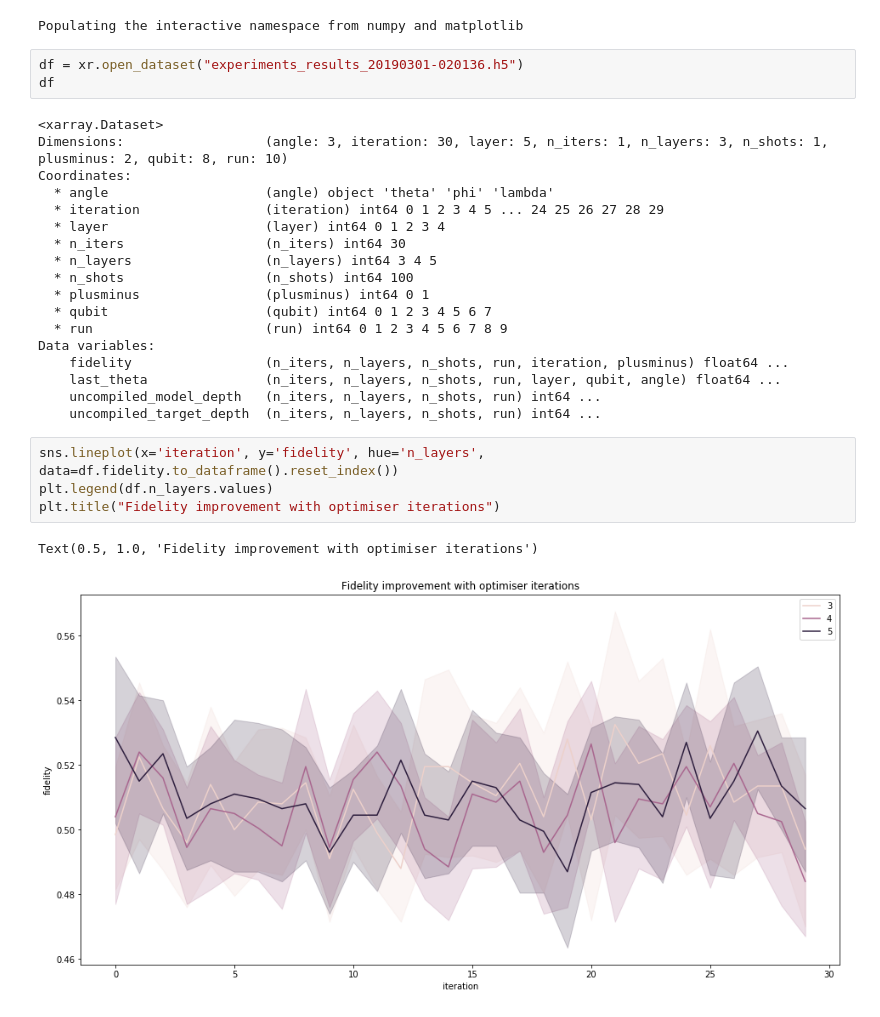
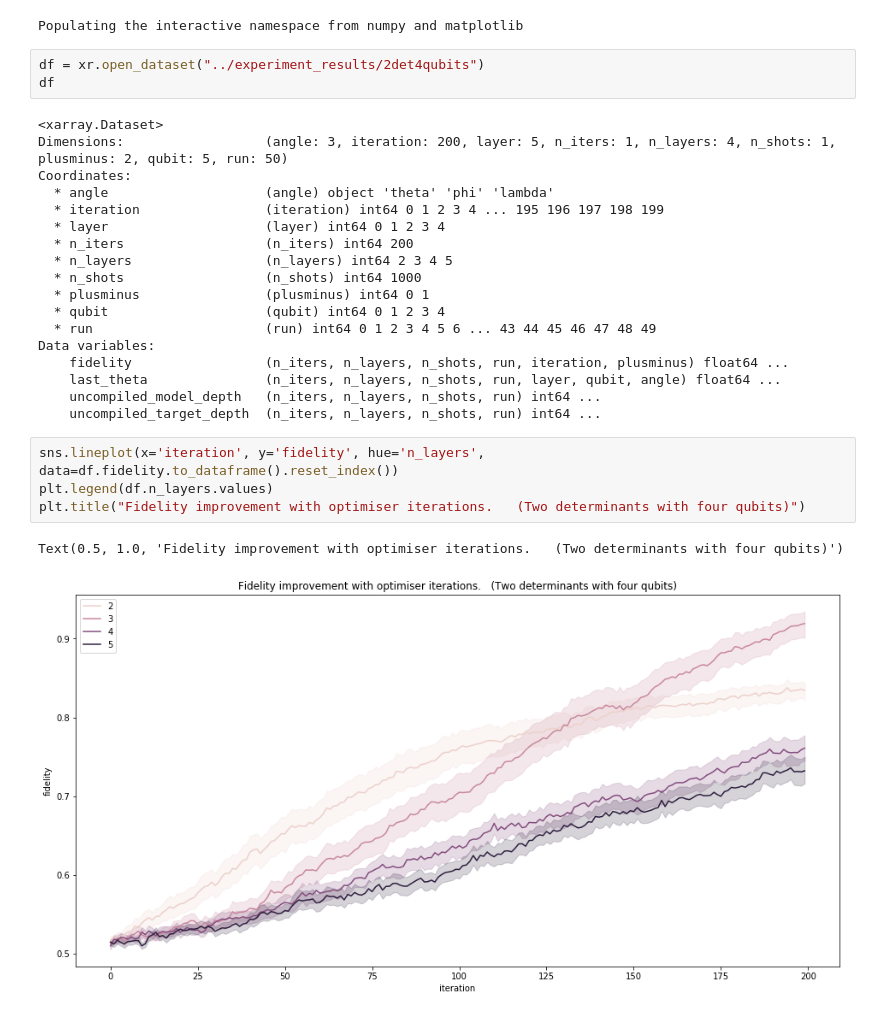
Before and after one commit to BryceFuller/qiskit_camp, a Jupyter notebook: notebooks/Analysis of results.ipynb, the cells around one changed output. Cells and saved outputs as stored; diff of their text form.

Commit message:
final changes made before presentation. Notebook contains graphs used in presentation

```diff
--- a/notebooks/Analysis of results.ipynb
+++ b/notebooks/Analysis of results.ipynb
@@ -11,21 +11,21 @@ pylab.rcParams.update({'font.size': 10})
 # %% [output]
 Populating the interactive namespace from numpy and matplotlib
 # %%
-df = xr.open_dataset("experiments_results_20190301-020136.h5")
+df = xr.open_dataset("../experiment_results/2det4qubits")
 df
 # %% [output]
 <xarray.Dataset>
-Dimensions:                  (angle: 3, iteration: 30, layer: 5, n_iters: 1, n_layers: 3, n_shots: 1, plusminus: 2, qubit: 8, run: 10)
+Dimensions:                  (angle: 3, iteration: 200, layer: 5, n_iters: 1, n_layers: 4, n_shots: 1, plusminus: 2, qubit: 5, run: 50)
 Coordinates:
   * angle                    (angle) object 'theta' 'phi' 'lambda'
-  * iteration                (iteration) int64 0 1 2 3 4 5 ... 24 25 26 27 28 29
+  * iteration                (iteration) int64 0 1 2 3 4 ... 195 196 197 198 199
   * layer                    (layer) int64 0 1 2 3 4
-  * n_iters                  (n_iters) int64 30
-  * n_layers                 (n_layers) int64 3 4 5
-  * n_shots                  (n_shots) int64 100
+  * n_iters                  (n_iters) int64 200
+  * n_layers                 (n_layers) int64 2 3 4 5
+  * n_shots                  (n_shots) int64 1000
   * plusminus                (plusminus) int64 0 1
-  * qubit                    (qubit) int64 0 1 2 3 4 5 6 7
-  * run                      (run) int64 0 1 2 3 4 5 6 7 8 9
+  * qubit                    (qubit) int64 0 1 2 3 4
+  * run                      (run) int64 0 1 2 3 4 5 6 ... 43 44 45 46 47 48 49
 Data variables:
     fidelity                 (n_iters, n_layers, n_shots, run, iteration, plusminus) float64 ...
     last_theta               (n_iters, n_layers, n_shots, run, layer, qubit, angle) float64 ...
@@ -34,10 +34,10 @@ Data variables:
 # %%
 sns.lineplot(x='iteration', y='fidelity', hue='n_layers', data=df.fidelity.to_dataframe().reset_index())
 plt.legend(df.n_layers.values)
-plt.title("Fidelity improvement with optimiser iterations")
+plt.title("Fidelity improvement with optimiser iterations.   (Two determinants with four qubits)")
 # %% [output]
-Text(0.5, 1.0, 'Fidelity improvement with optimiser iterations')
+Text(0.5, 1.0, 'Fidelity improvement with optimiser iterations.   (Two determinants with four qubits)')
-[figure, old version]
+[figure, new version]
 # %%
 df.fidelity.max(dim="iteration").mean(dim='run')#.mean(dim='n_layers')
 # %% [output]
```
Also changed, not shown: parts of 3 cells of this notebook, 1 other file.
